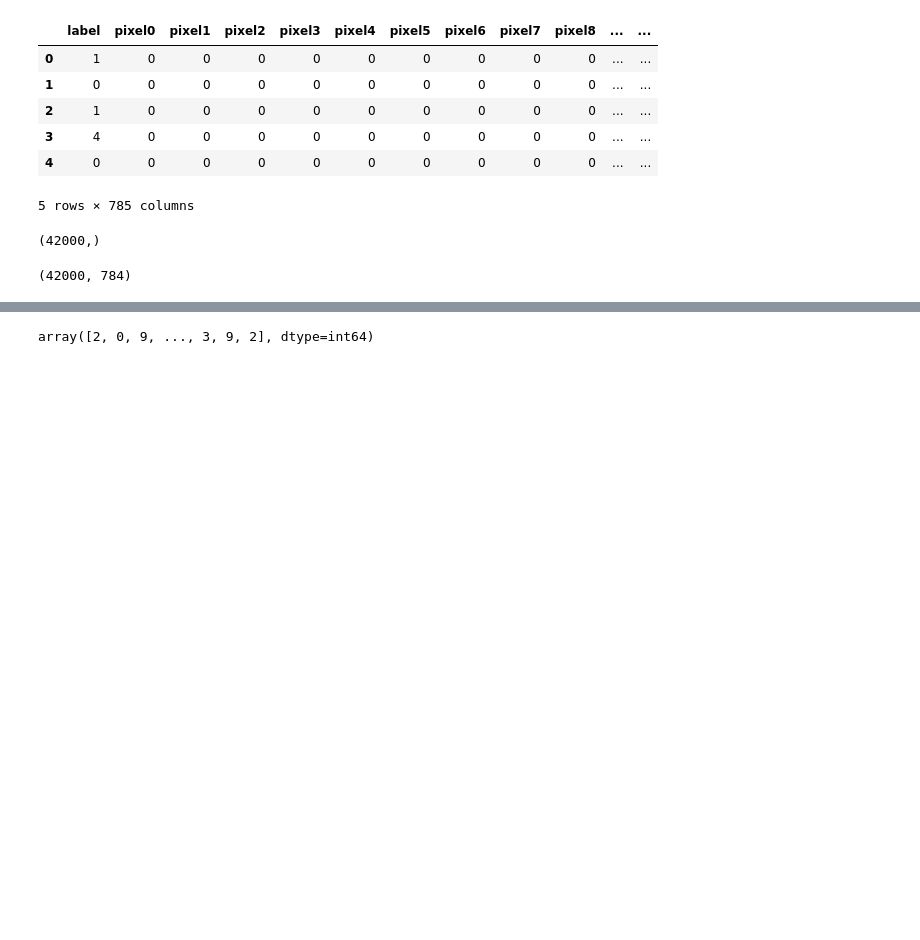
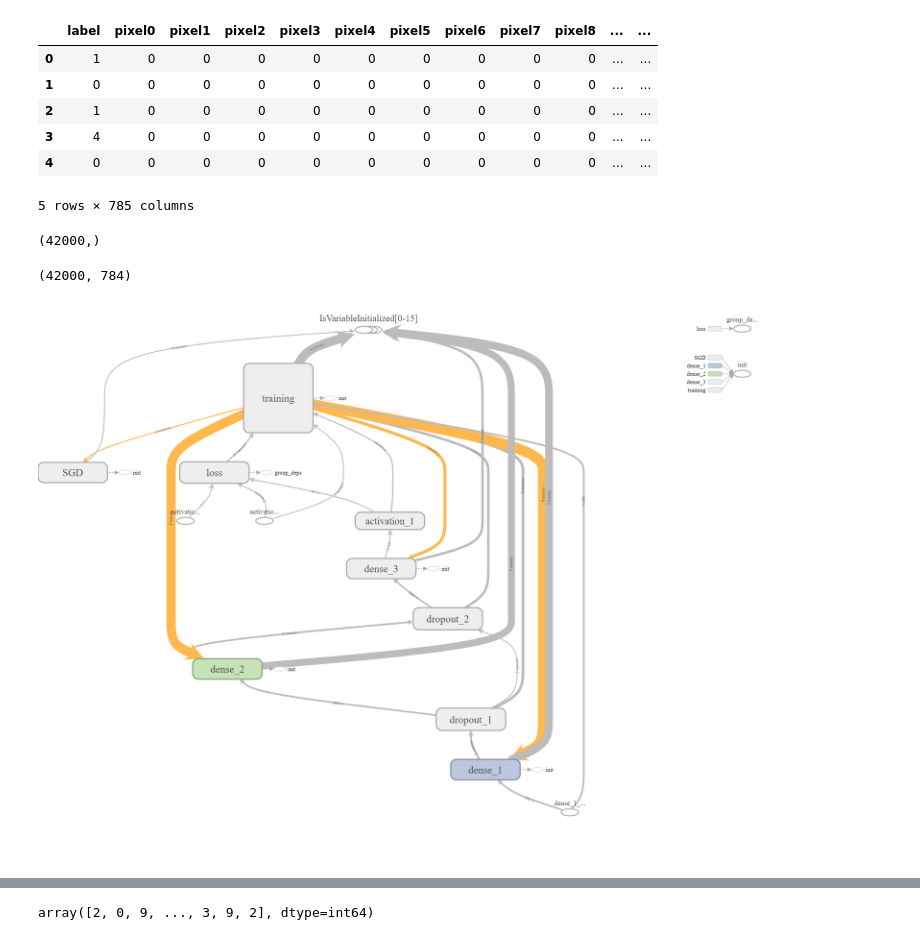
Before and after one commit to polyzer/kaggles, a Jupyter notebook: notebooks/Digit_Recognition/Keras_Dense_NN.ipynb, the cells around one changed output, grey strips where cells are left out. Saved outputs shown, nothing was run; the diff lists cells and outputs as text; code cells hidden in the pictures; blank space fills up the shorter version.

```diff
--- a/notebooks/Digit_Recognition/Keras_Dense_NN.ipynb
+++ b/notebooks/Digit_Recognition/Keras_Dense_NN.ipynb
@@ -79,6 +83,11 @@ def create_model(train_data):
     model.compile(optimizer ='sgd', loss = 'sparse_categorical_crossentropy')
 #               metrics =[keras.metrics.mae])
     return model
+# %%
+PATH = "G:\\workspace\\kaggles\\notebooks\\Digit_Recognition\\images\\"
+Image(filename = PATH + "20191005-132333.png")
+# %% [output]
+[figure, added]
 # %%
 model = create_model(X_train_df)
 # %%
```
Also changed, not shown: parts of 12 cells of this notebook, 8 other files.
